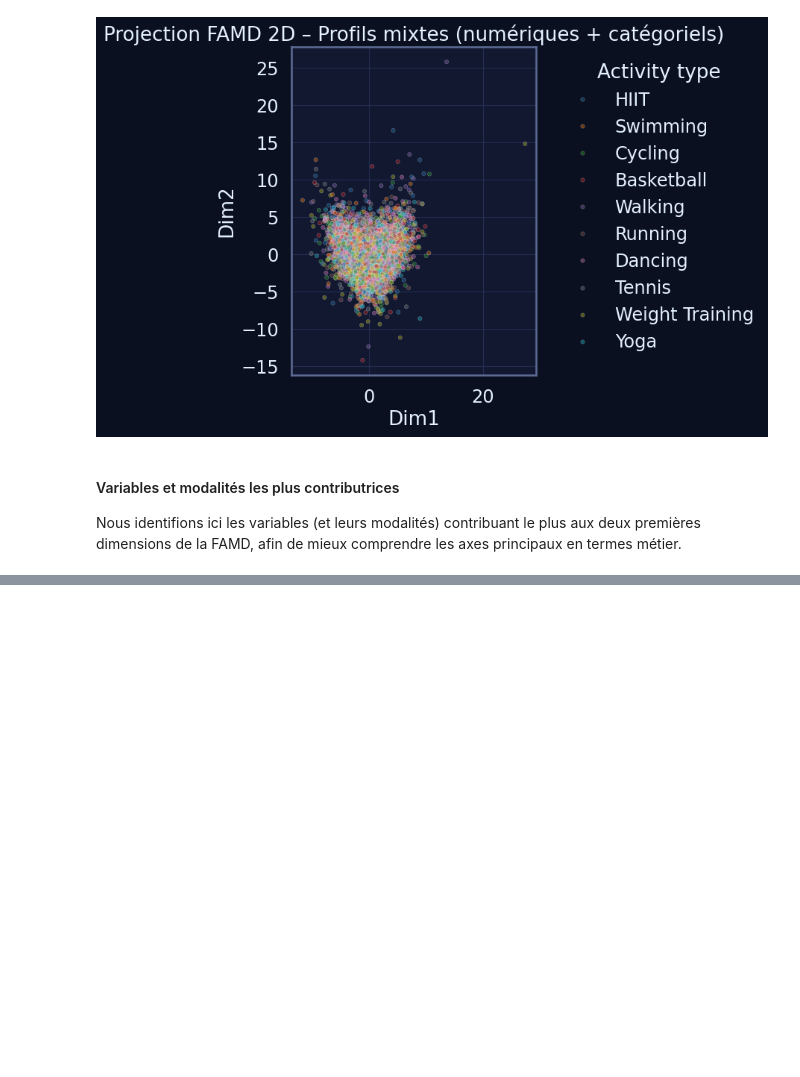
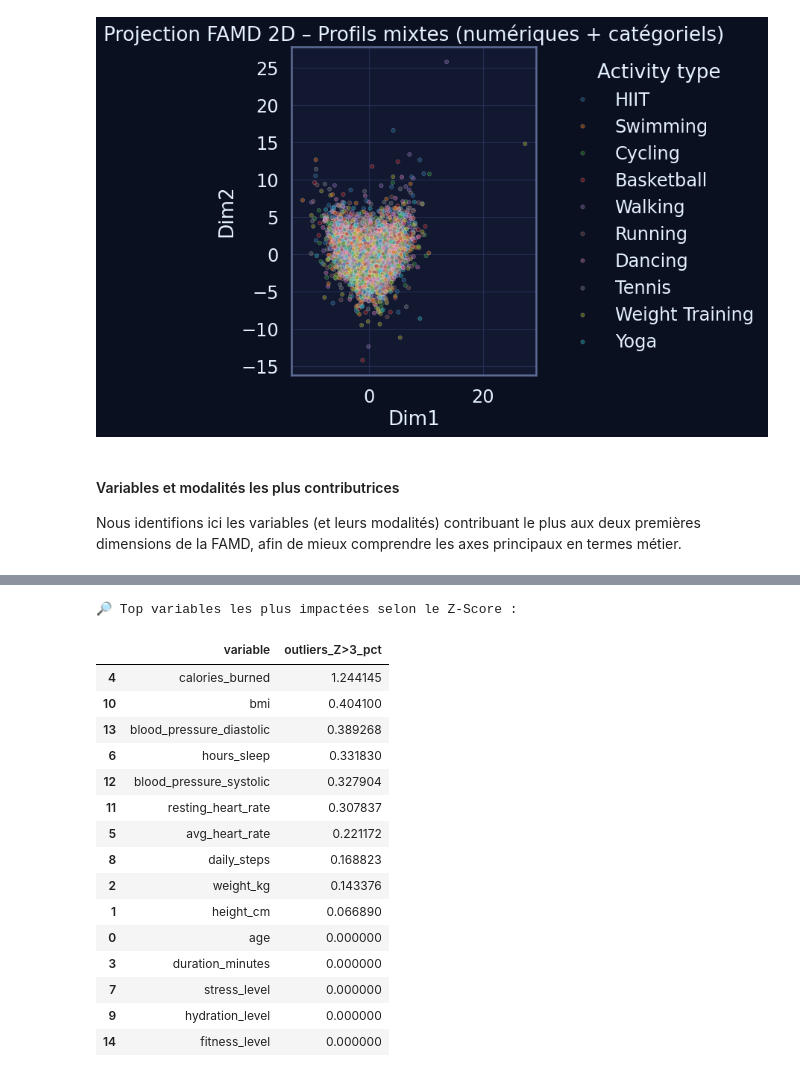
Before and after one commit to happy-developer/train.me, a Jupyter notebook: src/notebooks/eda/health_fitness_dataset/eda_health_fitness_dataset.ipynb, the cells around one changed output, grey strips where cells are left out. Drawn from its saved outputs; the diff is of its cells as text; code cells hidden in the pictures; blank space fills up the shorter version.

```diff
--- a/src/notebooks/eda/health_fitness_dataset/eda_health_fitness_dataset.ipynb
+++ b/src/notebooks/eda/health_fitness_dataset/eda_health_fitness_dataset.ipynb
@@ -1057,0 +1161,44 @@ Top 25 variables/modalités les plus contributrices (Dim1 + Dim2) :
+# %%
+# DataFrame numérique sécurisé (conversion forcée si besoin)
+df_num = df[num_anom_cols].apply(pd.to_numeric, errors="coerce")
+
+# Calcul des Z-Scores (avec gestion des NaN)
+z_scores = stats.zscore(df_num, nan_policy="omit")
+
+# Si le résultat est un array numpy, on le reconvertit en DataFrame
+if isinstance(z_scores, np.ndarray):
+    z_df = pd.DataFrame(z_scores, columns=num_anom_cols, index=df.index)
+else:
+    z_df = z_scores
+
+# Pourcentage d'outliers (|Z| > 3) par variable
+z_outlier_pct = (z_df.abs() > 3).sum() / len(df) * 100
+
+z_summary = (
+    pd.DataFrame({
+        "variable": num_anom_cols,
+        "outliers_Z>3_pct": z_outlier_pct.values,
+    })
+    .sort_values("outliers_Z>3_pct", ascending=False)
+)
+
+print("🔎 Top variables les plus impactées selon le Z-Score :")
+display(z_summary.head(15))
+# %% [output]
+🔎 Top variables les plus impactées selon le Z-Score :
+|  | variable | outliers_Z>3_pct |
+| 4 | calories_burned | 1.244145 |
+| 10 | bmi | 0.404100 |
+| 13 | blood_pressure_diastolic | 0.389268 |
+| 6 | hours_sleep | 0.331830 |
+| 12 | blood_pressure_systolic | 0.327904 |
+| 11 | resting_heart_rate | 0.307837 |
+| 5 | avg_heart_rate | 0.221172 |
+| 8 | daily_steps | 0.168823 |
+| 2 | weight_kg | 0.143376 |
+| 1 | height_cm | 0.066890 |
+| 0 | age | 0.000000 |
+| 3 | duration_minutes | 0.000000 |
+| 7 | stress_level | 0.000000 |
+| 9 | hydration_level | 0.000000 |
+| 14 | fitness_level | 0.000000 |
```
Also changed, not shown: parts of 9 cells of this notebook, 1 other file.
